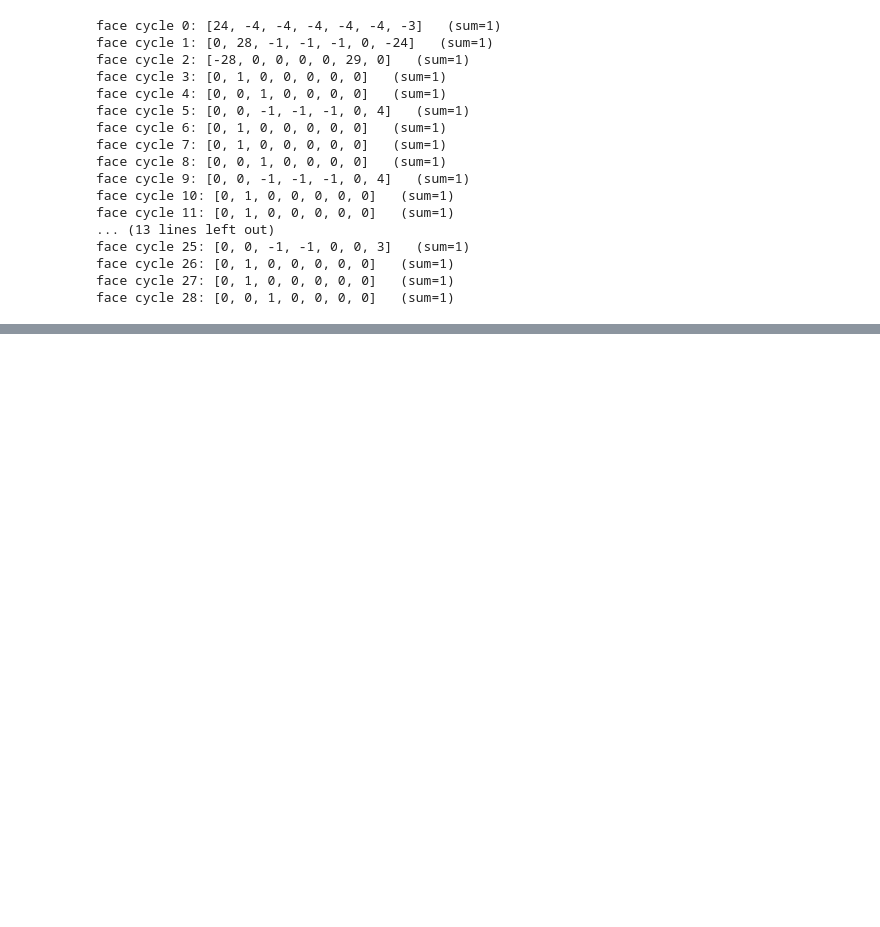
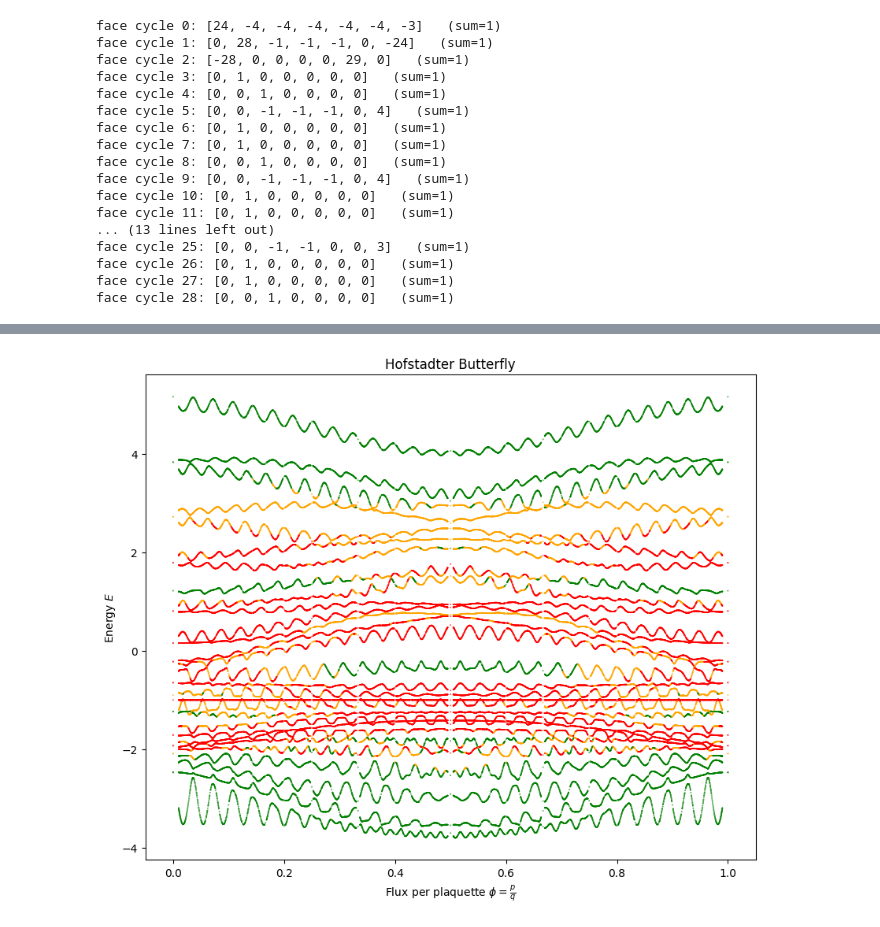
Before and after one commit to amalbumbia/Hyperbolic_Lattices, a Jupyter notebook: test_hyp_butterfly.ipynb, the cells around one changed output, grey strips where cells are left out. Cells and saved outputs as stored; diff of their text form; code cells hidden in the pictures; blank space fills up the shorter version.

Commit message:
butterfly

```diff
--- a/test_hyp_butterfly.ipynb
+++ b/test_hyp_butterfly.ipynb
@@ -1652,0 +1769,42 @@ face cycle 28: [0, 0, 1, 0, 0, 0, 0]   (sum=1)
+# %%
+# Constructing the Butterfly
+
+phis = []
+energies = []
+# We define bulk and boundary states Ψ by
+# calculating the position expectation value in the Poincaré disk
+# given by 〈r〉 = ∑ i ri|Ψ(ri)|2, assuming Ψ normalized.
+# states = evecs
+r_i = np.array([abs(tiling.get_center(i)) for i in range(len(tiling))])
+colors = []
+max_q = 100
+for q_ in range(1, max_q + 1):
+    for p_ in range(q_ + 1):
+
+        if gcd(p_, q_) == 1:
+            phi = p_/q_
+            H = magnetic_phases_try(tiling.p, tiling.q, tiling.n, phi)
+            #print("Hamiltonian =", H)
+            #print("Shape of Hamiltonian:", np.shape(H))
+            evals, evecs= np.linalg.eigh(H) # Reconstruct hamiltonian for each allowed phi
+            r_exp = np.sum(r_i[:, None] * np.abs(evecs)**2, axis = 0)
+            for i, r in enumerate(r_exp):
+                phis.append(phi)
+                energies.append(evals[i])
+                #phis.extend([p_ / q_] * len(evals))
+                #energies.extend(evals.tolist())
+                if 0 < r < 0.65: # bulk state
+                    colors.append('green')
+                elif 0.7 < r < 1: # boundary state
+                    colors.append('red')
+                else:
+                    colors.append('orange')
+
+plt.figure(figsize=(10, 8))
+plt.scatter(phis, energies, s=0.1, color = colors)
+plt.xlabel(r'Flux per plaquette $\phi = \frac{p}{q}$')
+plt.ylabel(r'Energy $E$')
+plt.title("Hofstadter Butterfly")
+plt.grid(False)
+# %% [output]
+[figure, added]
```
Also changed, not shown: parts of 3 cells of this notebook.
